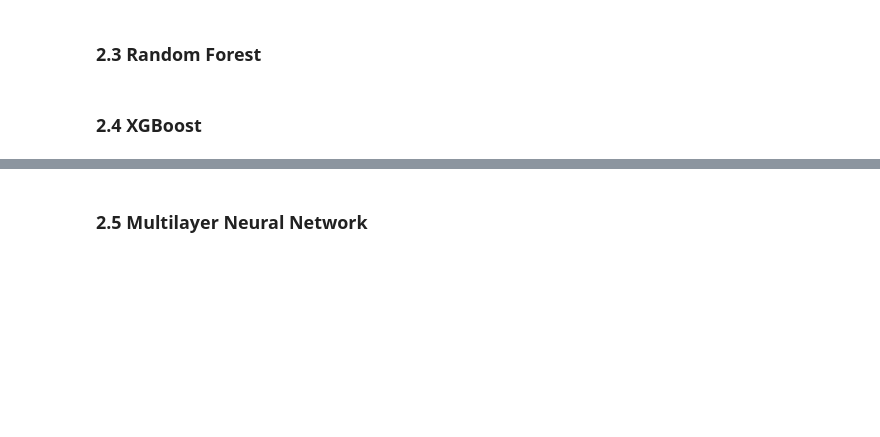
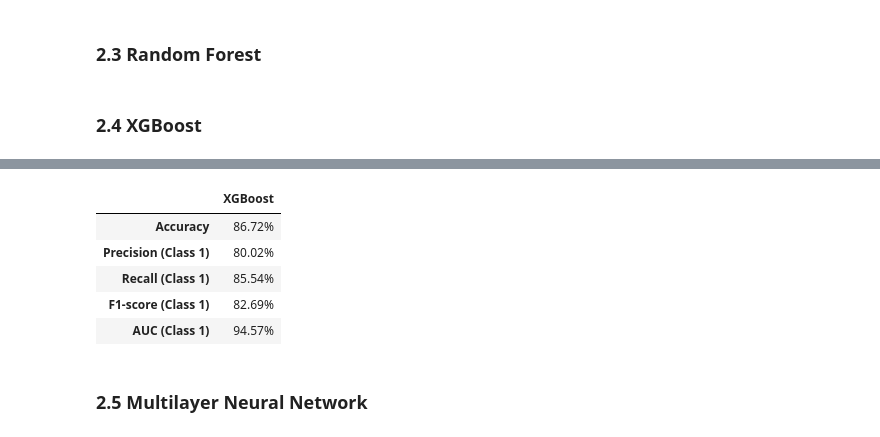
Before and after one commit to claudiberenguer/modulo5eval_ii, a Jupyter notebook: notebooks/exploracion/evaluacion_manuel.ipynb, the cells around one changed output, grey strips where cells are left out. Cells and saved outputs as stored; diff of their text form; code cells hidden in the pictures; blank space fills up the shorter version.

```diff
--- a/notebooks/exploracion/evaluacion_manuel.ipynb
+++ b/notebooks/exploracion/evaluacion_manuel.ipynb
@@ -822,3 +1014,14 @@ dt_results
+# %%
+#Guardamos las metricas principales del modelo de clasificación
+xgb_results = metrics_calculator(mejor_xgb, X_test, y_test, 'XGBoost')
+xgb_results
+# %% [output]
+|  | XGBoost |
+| Accuracy | 86.72% |
+| Precision (Class 1) | 80.02% |
+| Recall (Class 1) | 85.54% |
+| F1-score (Class 1) | 82.69% |
+| AUC (Class 1) | 94.57% |
 # %% [markdown]
 ### 2.5 Multilayer Neural Network
 # %% [markdown]
```
Also changed, not shown: parts of 16 cells of this notebook, 2 other files.
